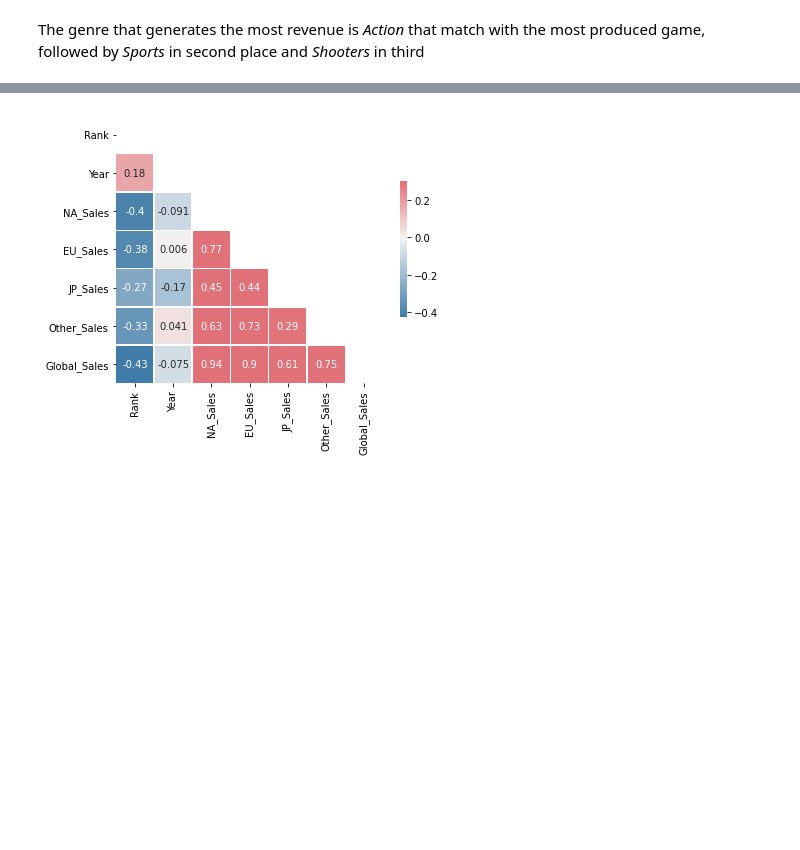
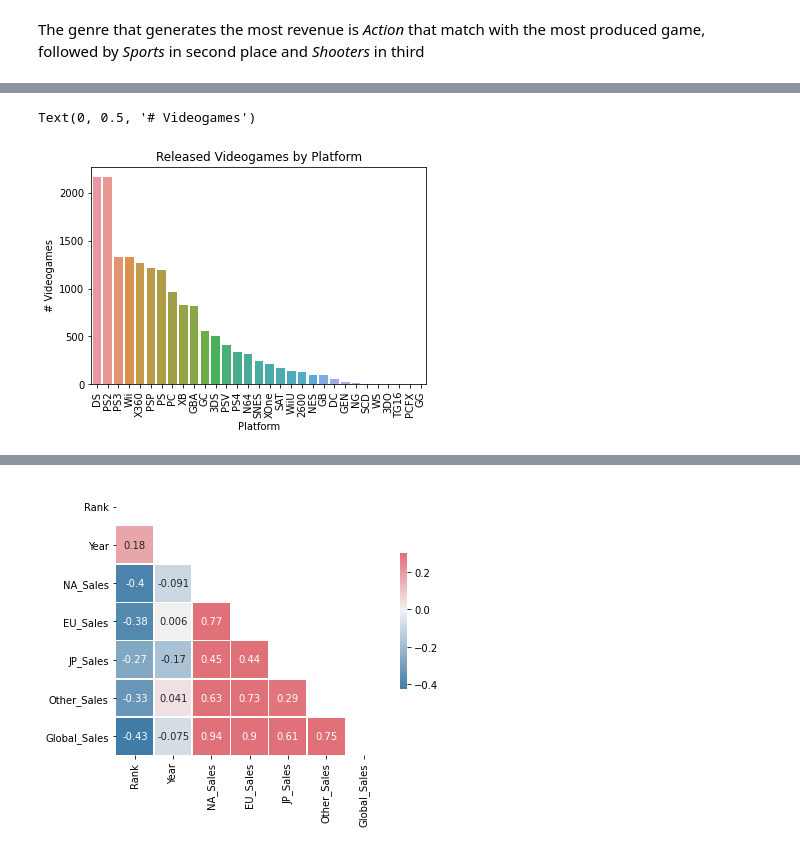
Before and after one commit to albertopformoso/Videogame-Sales-Predictions, a Jupyter notebook: main.ipynb, the cells around one changed output, grey strips where cells are left out. Cells and saved outputs as stored; diff of their text form; code cells hidden in the pictures; blank space fills up the shorter version.

```diff
--- a/main.ipynb
+++ b/main.ipynb
@@ -155,3 +161,9 @@ plt.show()
 [figure]
 # %% [markdown]
 The genre that generates the most revenue is *Action* that match with the most produced game, followed by *Sports* in second place and *Shooters* in third
+# %%
+df['Count'] = 1 #We added this variable to count the number of videogames by Platform
+by_platform = df.groupby('Platform').sum(['Count', 'Global_Sales']).reset_index()
+by_platform = by_platform.sort_values(by='Count', ascending=False)
+df.drop('Count', axis=1, inplace=True)
+by_platform.head()
@@ -157,0 +177,8 @@ The genre that generates the most revenue is *Action* that match with the most p
+# %%
+a = sns.barplot(x='Platform', y='Count', data=by_platform)
+plt.title('Released Videogames by Platform')
+plt.xticks(rotation=90)
+plt.ylabel('# Videogames')
+# %% [output]
+Text(0, 0.5, '# Videogames')
+[figure, added]
```
Also changed, not shown: parts of 13 cells of this notebook.
